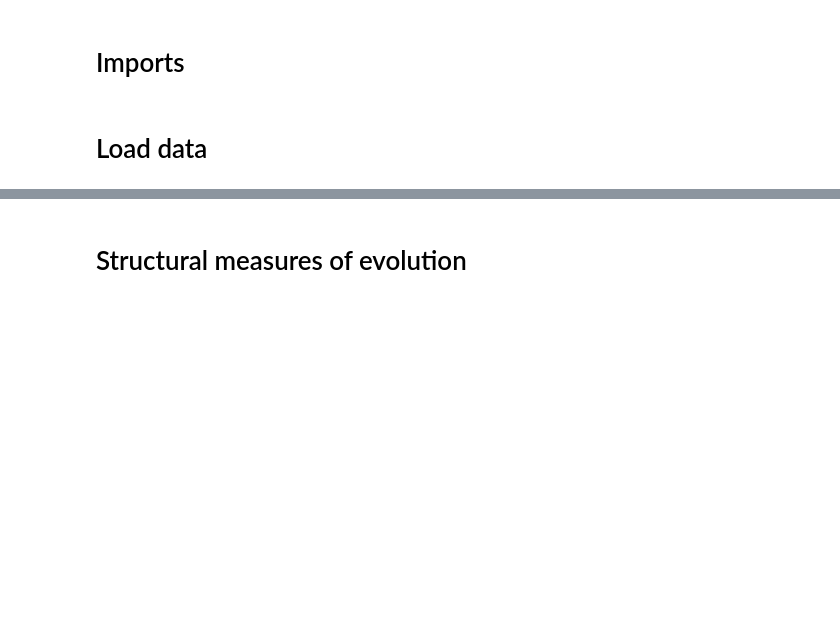
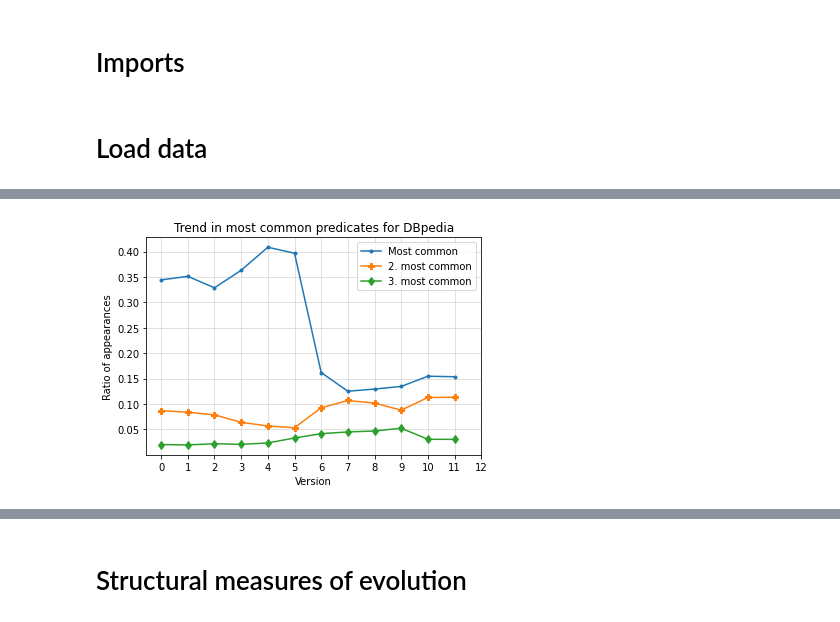
Before and after one commit to EBrandDV/P4, a Jupyter notebook: notebook.ipynb, the cells around one changed output, grey strips where cells are left out. Cells and saved outputs as stored; diff of their text form; code cells hidden in the pictures; blank space fills up the shorter version.

```diff
--- a/notebook.ipynb
+++ b/notebook.ipynb
@@ -20,0 +31,4 @@ wiki_data = data[1]
+# %%
+viz.top_trends('Data/top_predicate.csv', 'Data/basics.csv', 'DBpedia', 'predicates', loc= 'upper right')
+# %% [output]
+[figure, added]
```
Also changed, not shown: parts of 6 cells of this notebook, 1 other file.
